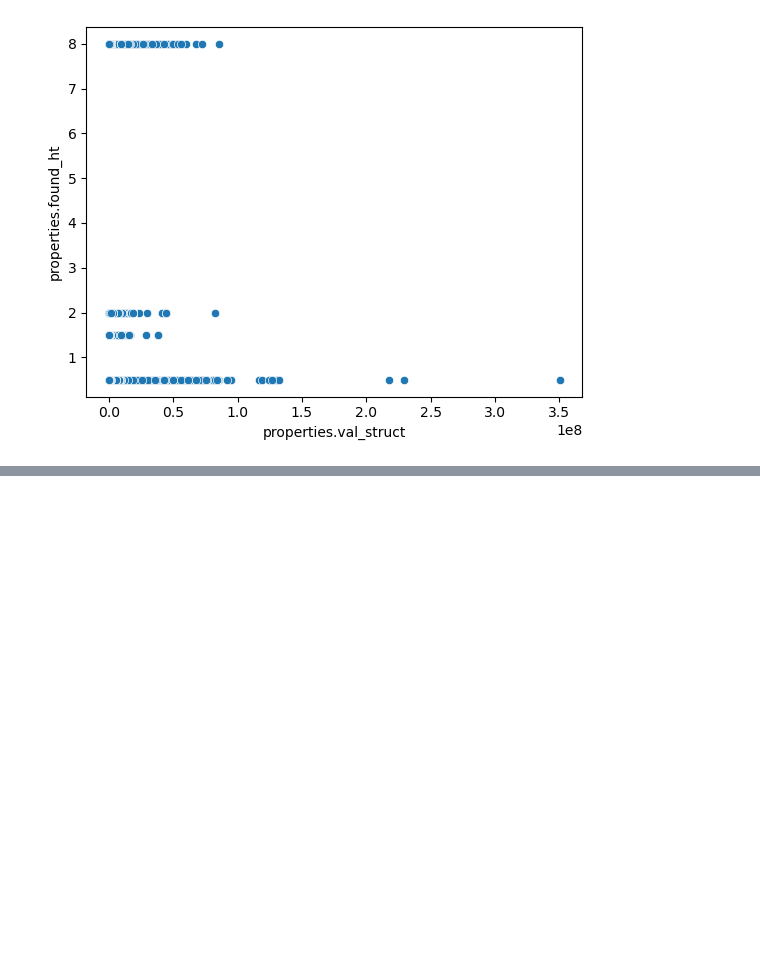
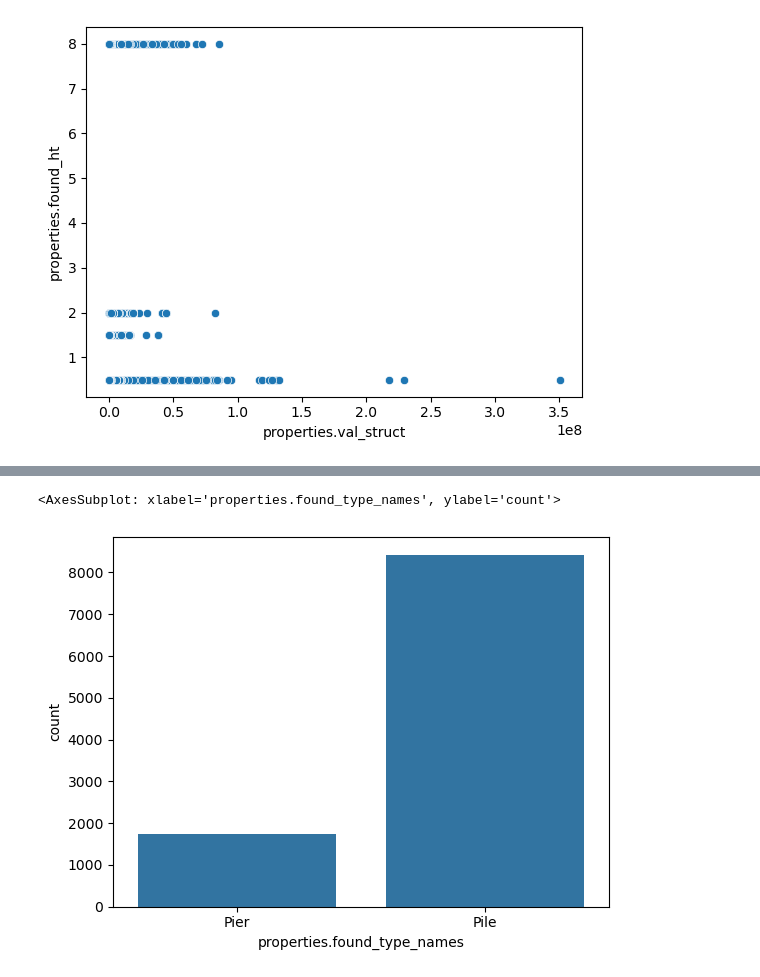
Before and after one commit to mebauer/national-structure-inventory-examples, a Jupyter notebook: analysis-examples.ipynb, the cells around one changed output, grey strips where cells are left out. Saved outputs shown, nothing was run; the diff lists cells and outputs as text; code cells hidden in the pictures; blank space fills up the shorter version.

```diff
--- a/analysis-examples.ipynb
+++ b/analysis-examples.ipynb
@@ -318,0 +443,9 @@ sns.scatterplot(
+# %%
+foundation_height_eight = (
+    df
+    .loc[df['properties.found_ht'] == 8]
+    .reset_index(drop=True)
+)
+
+print(foundation_height_eight.shape)
+foundation_height_eight.head()
@@ -318,0 +461,9 @@ sns.scatterplot(
+# %%
+sns.countplot(
+    data=foundation_height_eight,
+    x="properties.found_type_names",
+    color="C0"
+)
+# %% [output]
+<AxesSubplot: xlabel='properties.found_type_names', ylabel='count'>
+[figure, added]
```
Also changed, not shown: parts of 41 cells of this notebook.
